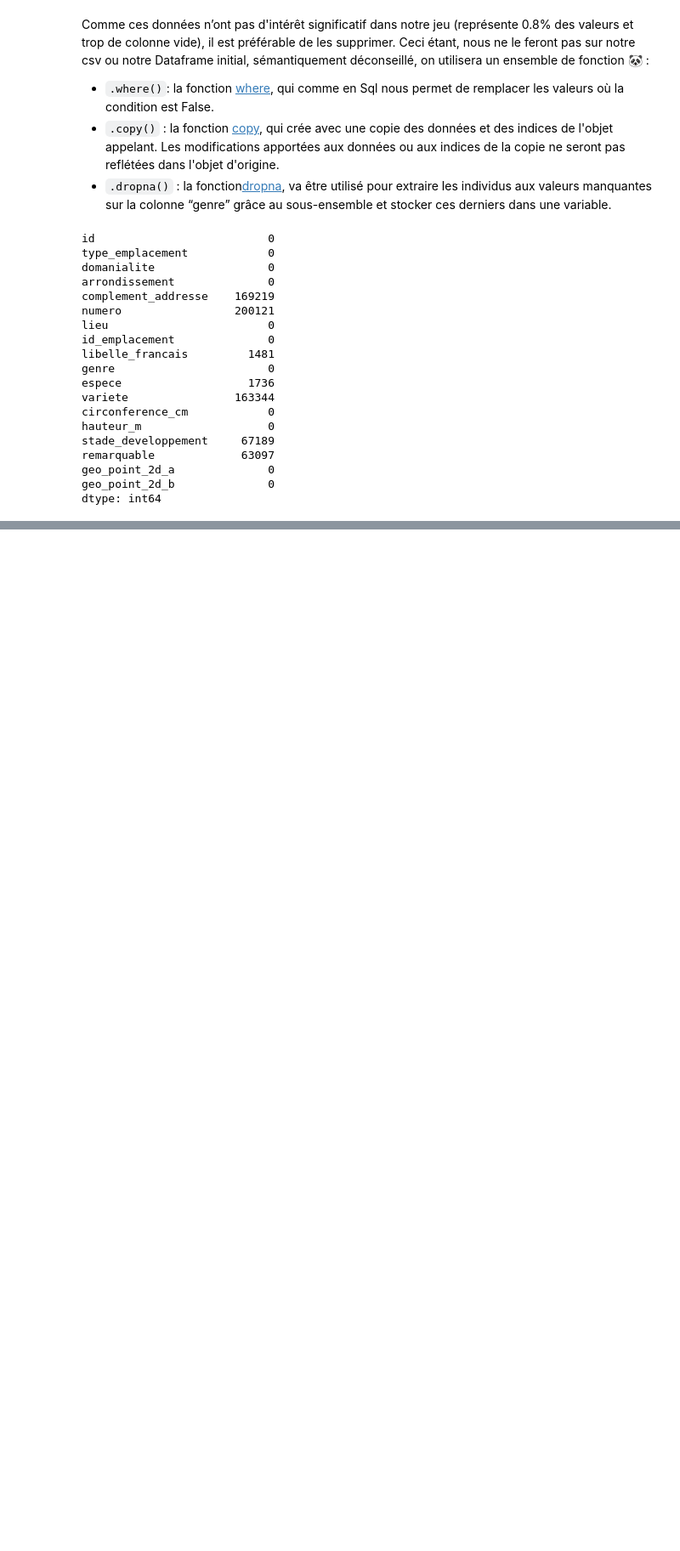
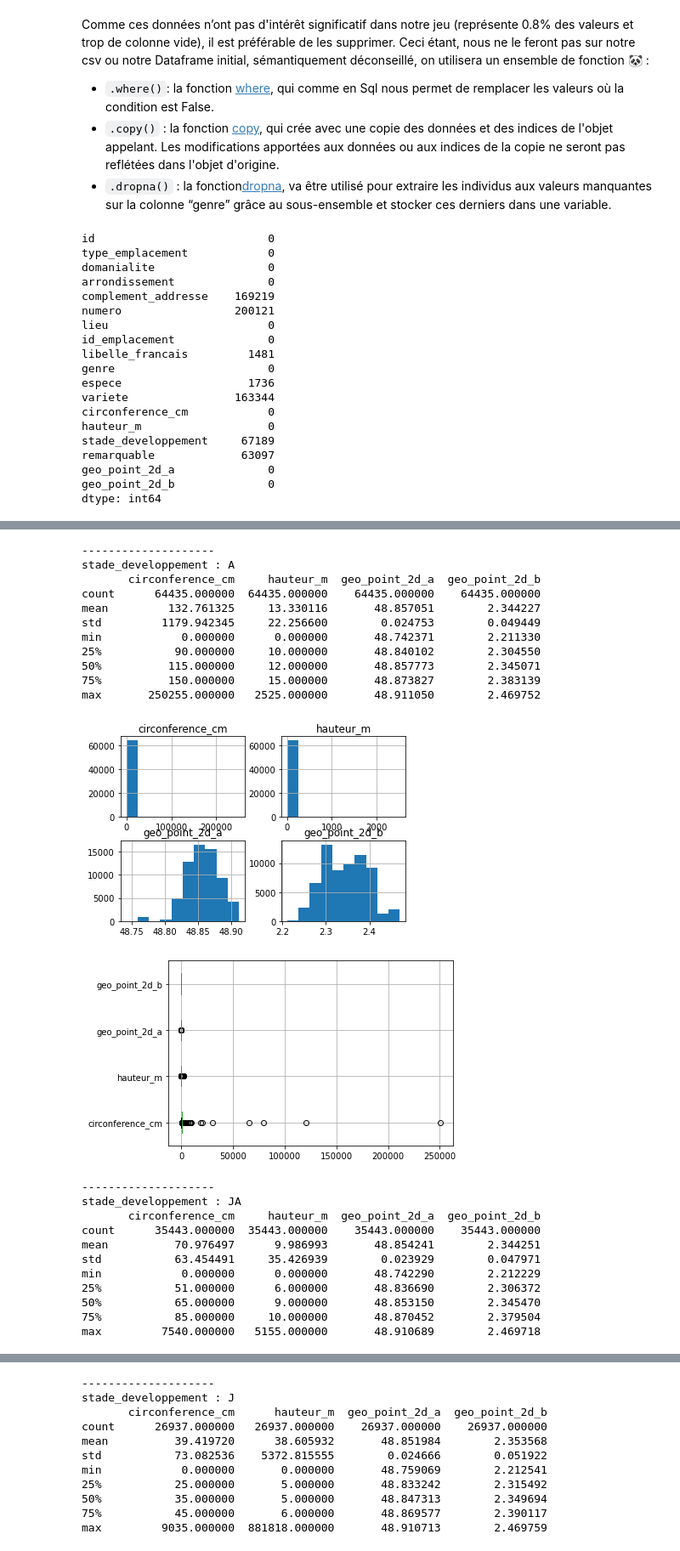
Before and after one commit to dicesare/Decrivez_et_nettoyez_votre_jeu_de_donnees, a Jupyter notebook: P2_01_notebook.ipynb, the cells around one changed output, grey strips where cells are left out. Shown at 85% size. Saved outputs shown, nothing was run; the diff lists cells and outputs as text; code cells hidden in the pictures; blank space fills up the shorter version.

Commit message:
presentation doublon
describe colonne + grahique a retravaiiler

```diff
--- a/P2_01_notebook.ipynb
+++ b/P2_01_notebook.ipynb
@@ -241,0 +284,3 @@ dtype: int64
+# %%
+arbres_clean = arbres_genre_na.drop_duplicates(subset=['geo_point_2d_a','geo_point_2d_b'],keep='last').copy()
+arbres_clean.describe()
@@ -241,0 +328,12 @@ dtype: int64
+# %%
+def describe_columns(key_name):
+    column_name_counts = arbres_clean[key_name].value_counts()
+    for key,value in column_name_counts.iteritems():
+        subset = arbres_clean[arbres_clean[key_name] == key].drop(['id'],axis=1)
+        print("-"*20)
+        print(f"{column_name_counts.name} : {key}")
+        print(subset.describe())
+        subset.hist()
+        plt.show()
+        subset.boxplot(vert=False)
+        plt.show()
@@ -241,0 +365,38 @@ dtype: int64
+# %%
+
+arbres_quantitative = arbres_clean.drop([
+    "id",
+    "complement_addresse",
+    "numero",
+    "circonference_cm",
+    "hauteur_m",
+    "geo_point_2d_a",
+    "geo_point_2d_b"
+],axis=1)
+for key,value in arbres_quantitative.iteritems():
+    describe_columns(key) if (key == 'stade_developpement') else ''
+# %% [output]
+--------------------
+stade_developpement : A
+       circonference_cm     hauteur_m  geo_point_2d_a  geo_point_2d_b
+count      64435.000000  64435.000000    64435.000000    64435.000000
+mean         132.761325     13.330116       48.857051        2.344227
+std         1179.942345     22.256600        0.024753        0.049449
+min            0.000000      0.000000       48.742371        2.211330
+25%           90.000000     10.000000       48.840102        2.304550
+50%          115.000000     12.000000       48.857773        2.345071
+75%          150.000000     15.000000       48.873827        2.383139
+max       250255.000000   2525.000000       48.911050        2.469752
+[figure, added]
+[figure, added]
+--------------------
+stade_developpement : JA
+       circonference_cm     hauteur_m  geo_point_2d_a  geo_point_2d_b
+count      35443.000000  35443.000000    35443.000000    35443.000000
+mean          70.976497      9.986993       48.854241        2.344251
+std           63.454491     35.426939        0.023929        0.047971
+min            0.000000      0.000000       48.742290        2.212229
+25%           51.000000      6.000000       48.836690        2.306372
+50%           65.000000      9.000000       48.853150        2.345470
+75%           85.000000     10.000000       48.870452        2.379504
+max         7540.000000   5155.000000       48.910689        2.469718
@@ -241,0 +405,11 @@ dtype: int64
+--------------------
+stade_developpement : J
+       circonference_cm      hauteur_m  geo_point_2d_a  geo_point_2d_b
+count      26937.000000   26937.000000    26937.000000    26937.000000
+mean          39.419720      38.605932       48.851984        2.353568
+std           73.082536    5372.815555        0.024666        0.051922
+min            0.000000       0.000000       48.759069        2.212541
+25%           25.000000       5.000000       48.833242        2.315492
+50%           35.000000       5.000000       48.847313        2.349694
+75%           45.000000       6.000000       48.869577        2.390117
+max         9035.000000  881818.000000       48.910713        2.469759
```
Also changed, not shown: parts of 21 cells of this notebook.
